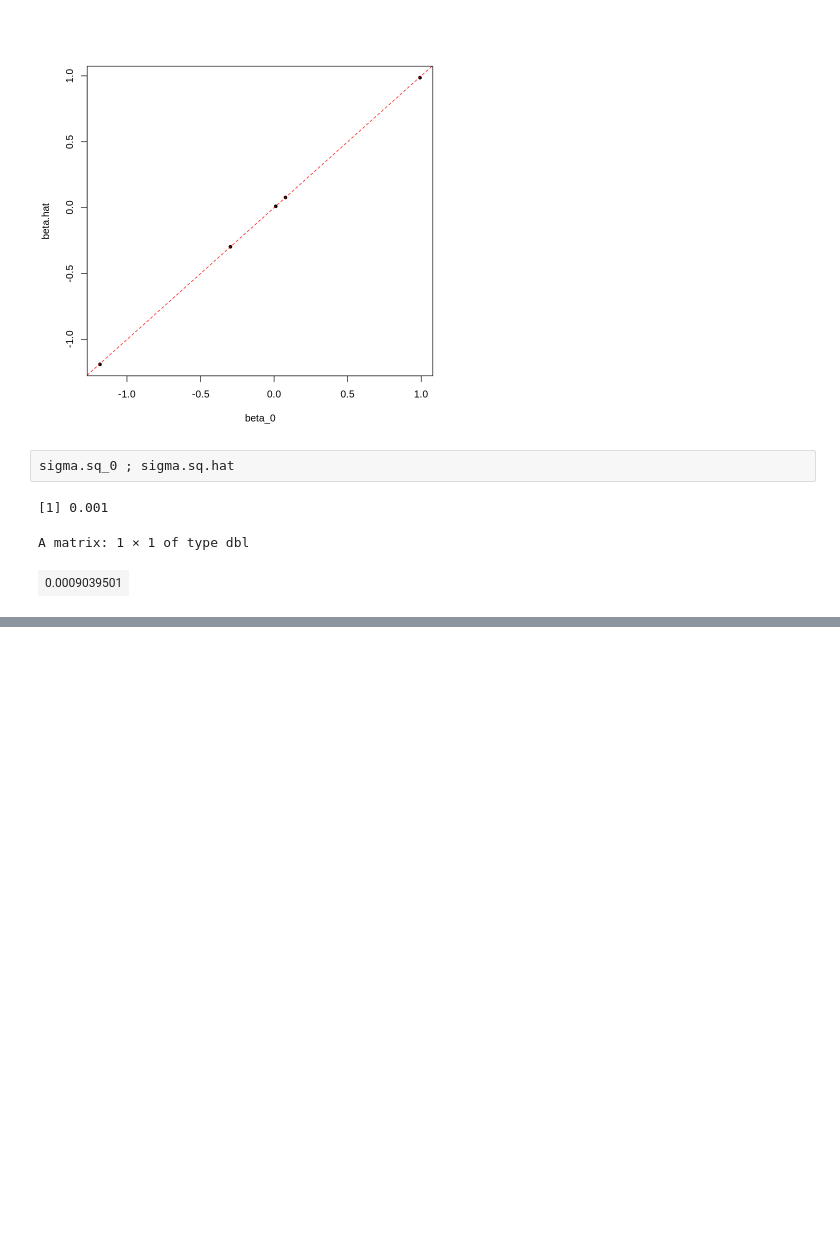
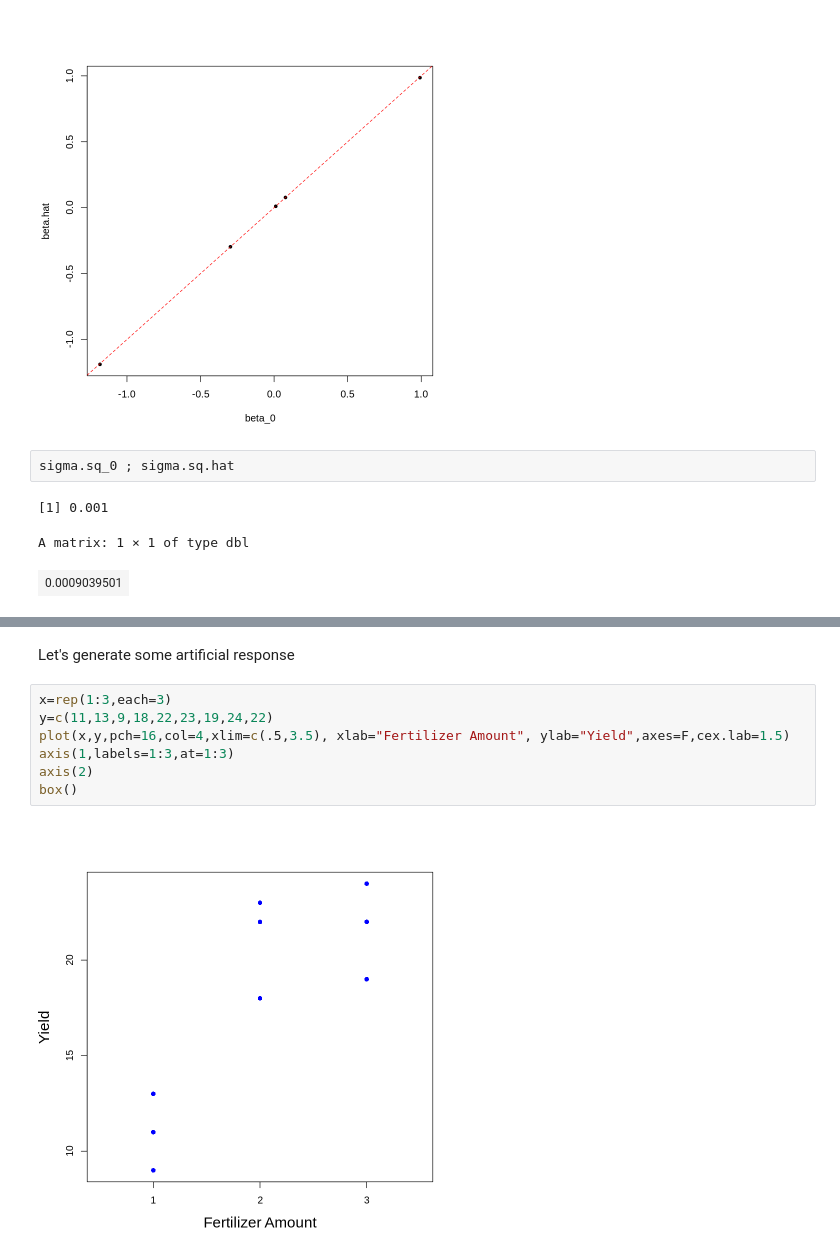
Before and after one commit to yain22/Theory-of-Linear-Models-in-R-and-Python, a Jupyter notebook: Theory_of_Linear_Model.ipynb, the cells around one changed output, grey strips where cells are left out. Saved outputs shown, nothing was run; the diff lists cells and outputs as text; blank space fills up the shorter version.

```diff
--- a/Theory_of_Linear_Model.ipynb
+++ b/Theory_of_Linear_Model.ipynb
@@ -46,0 +123,11 @@ Sources: [link text](https://dnett.github.io/S510/03ReducedVsFull.pdf), [link te
+# %% [markdown]
+Let's generate some artificial response
+# %%
+x=rep(1:3,each=3)
+y=c(11,13,9,18,22,23,19,24,22)
+plot(x,y,pch=16,col=4,xlim=c(.5,3.5), xlab="Fertilizer Amount", ylab="Yield",axes=F,cex.lab=1.5)
+axis(1,labels=1:3,at=1:3)
+axis(2)
+box()
+# %% [output]
+[figure, added]
```
Also changed, not shown: parts of 12 cells of this notebook.
